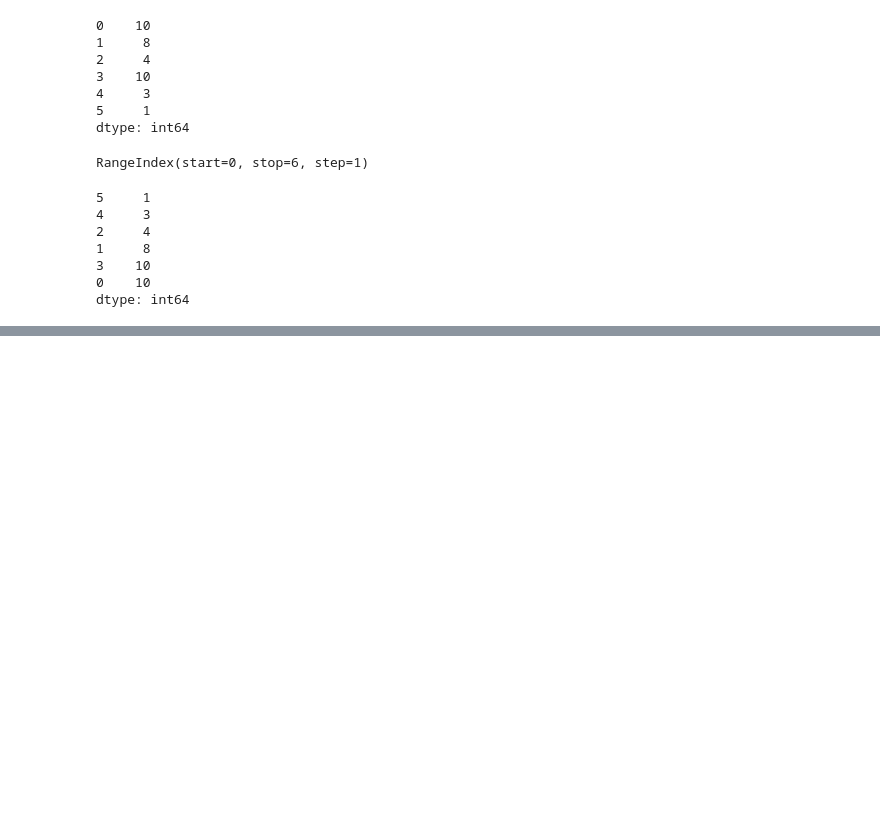
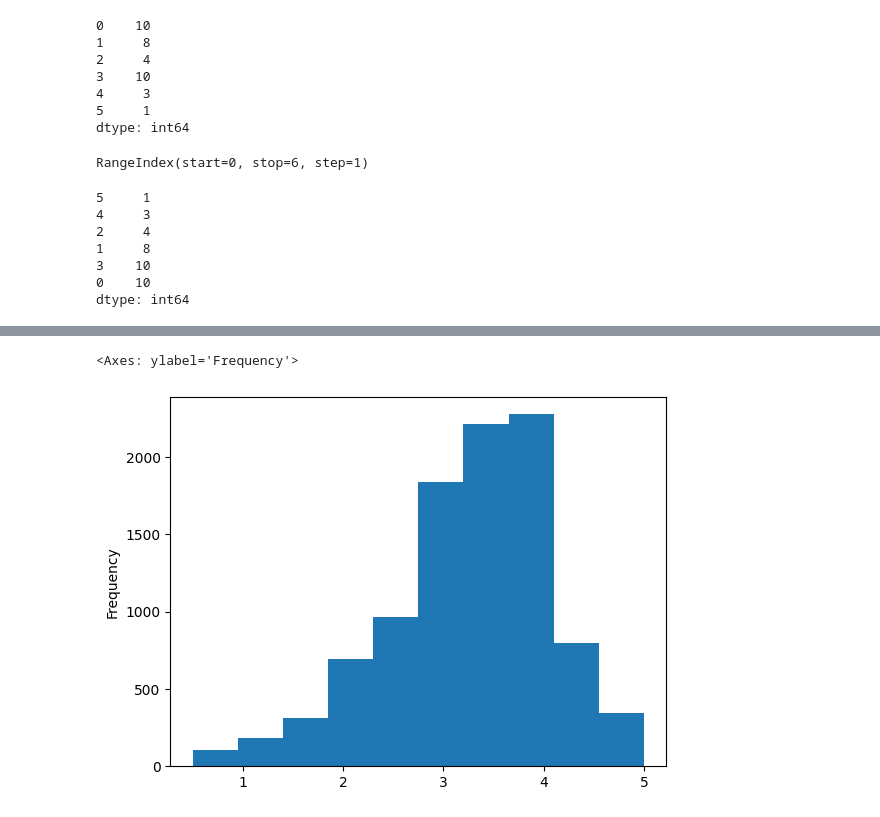
Before and after one commit to KauanAltino/DataScience_ALURA, a Jupyter notebook: DataScience_PARTE1.ipynb, the cells around one changed output, grey strips where cells are left out. Saved outputs shown, nothing was run; the diff lists cells and outputs as text; code cells hidden in the pictures; blank space fills up the shorter version.

Commit message:
Conhecendo o .query() e .groupby + exercicio

```diff
--- a/DataScience_PARTE1.ipynb
+++ b/DataScience_PARTE1.ipynb
@@ -142,0 +171,3 @@ dtype: int64
+# %%
+medias_por_filme = notas.groupby("filmeId")["nota"].mean()  #Agrupando todos os filmes e tirando a média deles (Individualmente)
+medias_por_filme.head()                                     #Colocando dentro de uma variável afins de boas práticas
@@ -142,0 +182,5 @@ dtype: int64
+# %%
+medias_por_filme.plot(kind='hist')
+# %% [output]
+<Axes: ylabel='Frequency'>
+[figure, added]
```
Also changed, not shown: parts of 10 cells of this notebook, 1 other file.
